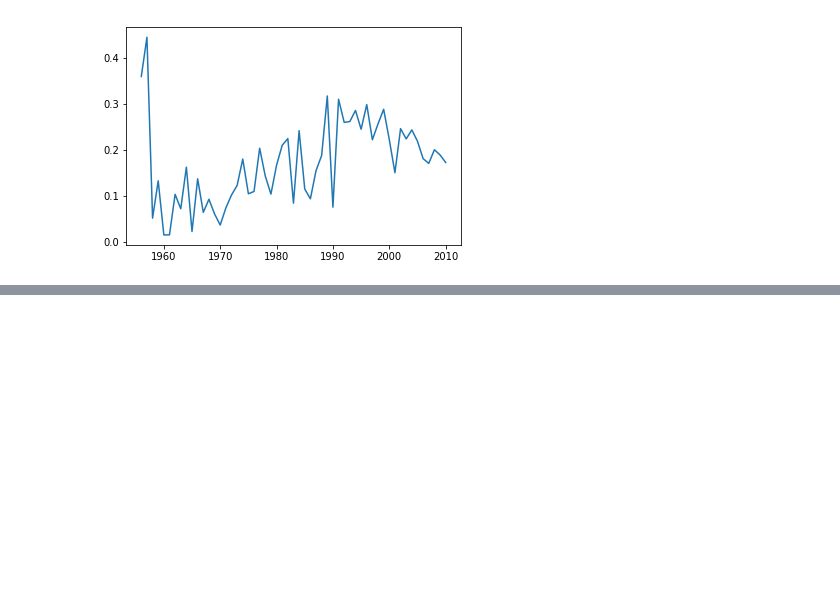
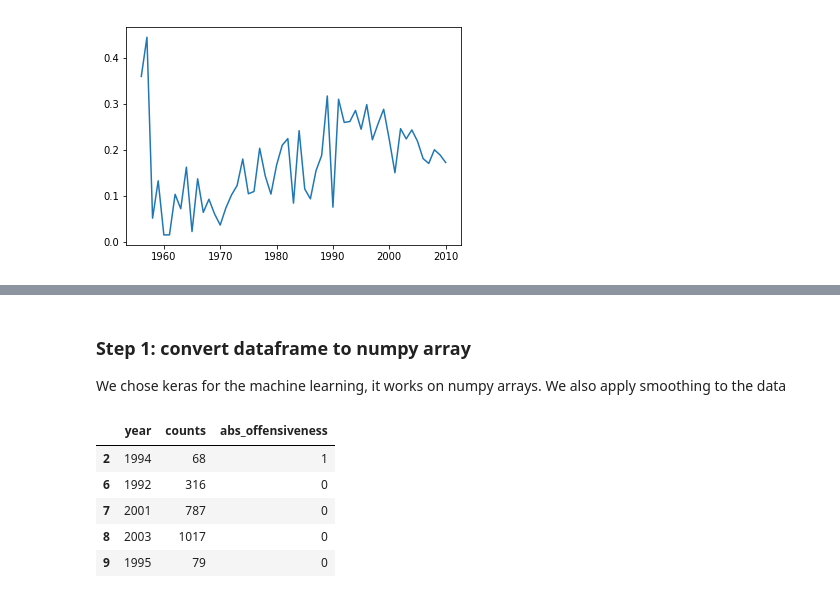
Before and after one commit to Victor-Palacios/epfl_ada, a Jupyter notebook: Project/main_lars.ipynb, the cells around one changed output, grey strips where cells are left out. Drawn from its saved outputs; the diff is of its cells as text; code cells hidden in the pictures; blank space fills up the shorter version.

```diff
--- a/Project/main_lars.ipynb
+++ b/Project/main_lars.ipynb
@@ -393,0 +400,15 @@ plt.plot(ratio)
+# %% [markdown]
+### Step 1: convert dataframe to numpy array
+
+We chose keras for the machine learning, it works on numpy arrays.
+We also apply smoothing to the data
+# %%
+data_frame = songs.query("year>0").query("counts > 1").query("song_hotness<=1") [["year", "counts", "abs_offensiveness"]]
+data_frame.head()
+# %% [output]
+|  | year | counts | abs_offensiveness |
+| 2 | 1994 | 68 | 1 |
+| 6 | 1992 | 316 | 0 |
+| 7 | 2001 | 787 | 0 |
+| 8 | 2003 | 1017 | 0 |
+| 9 | 1995 | 79 | 0 |
```
Also changed, not shown: parts of 18 cells of this notebook.
